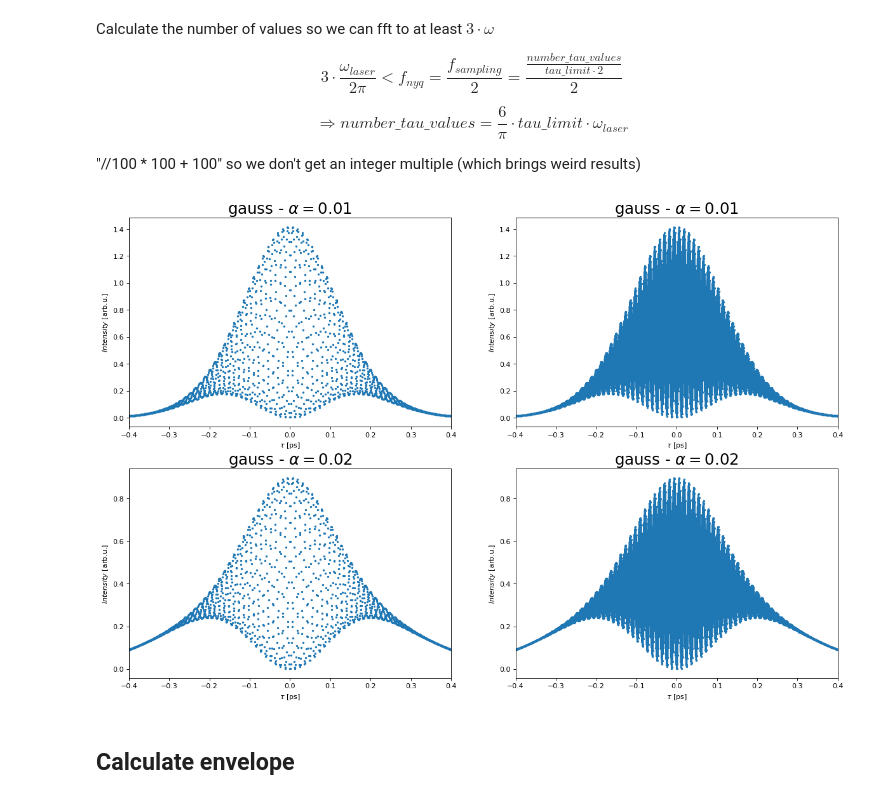
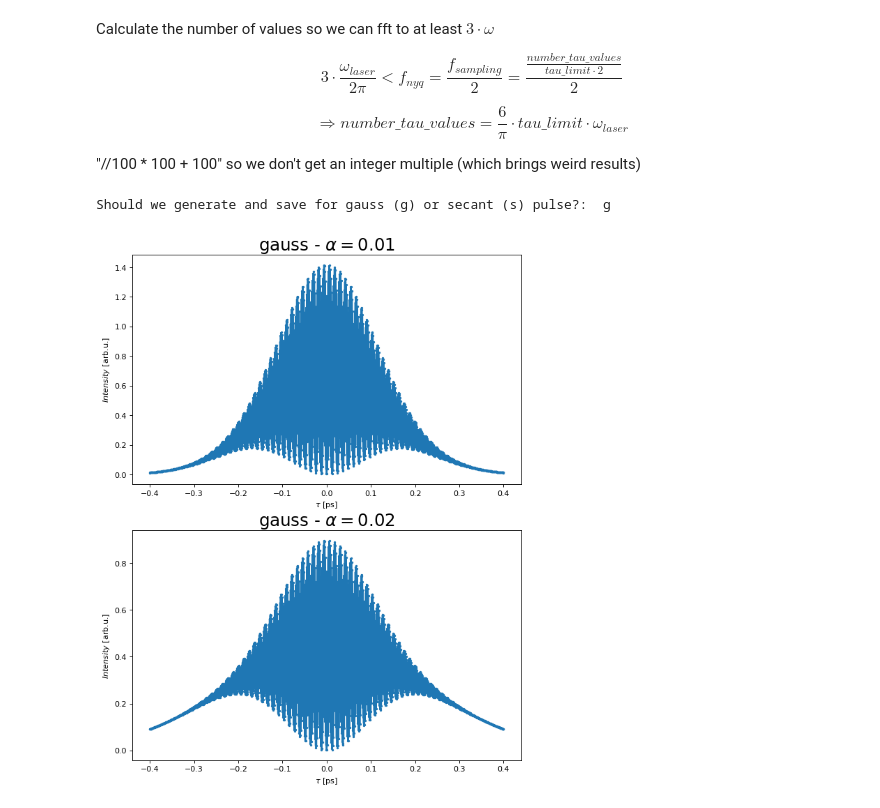
Before and after one commit to JKU-HFP/Chirp-Diagnostic, a Jupyter notebook: Simulating_Optical_Autocorrelation_of_Laser_with_Chirp.ipynb, the cells around one changed output. Drawn from its saved outputs; the diff is of its cells as text; code cells hidden in the pictures.

```diff
--- a/Simulating_Optical_Autocorrelation_of_Laser_with_Chirp.ipynb
+++ b/Simulating_Optical_Autocorrelation_of_Laser_with_Chirp.ipynb
@@ -110,16 +73,16 @@ Set t_limit
 # %%
 t_limit = 3 * tau_0_laser
 # %%
-t_values_1 = np.linspace(-t_limit, t_limit * 3, 3000)
+t_values_1 = np.linspace(-t_limit, t_limit, 3000)
 
 E_gauss_values_1 = np.empty((t_values_1.size, alpha_gauss_values.size), dtype=complex)
 for i in range(alpha_gauss_values.size):
-    E_gauss_values_1[:,i] = E_gauss(t_values_1, A_gauss[i], tau_0_laser,
+    E_gauss_values_1[:,i] = E_gauss(t_values_1, A_gauss, tau_0_laser,
                                     omega_laser, alpha_gauss_values[i])
 
 E_secant_values_1 = np.empty((t_values_1.size, alpha_secant_values.size), dtype=complex)
 for i in range(alpha_secant_values.size):
-    E_secant_values_1[:,i] = E_secant(t_values_1, A_secant[i], tau_0_laser,
+    E_secant_values_1[:,i] = E_secant(t_values_1, A_secant, tau_0_laser,
                                     omega_laser, alpha_secant_values[i])
 # %%
 plt.figure(figsize=(18, max(alpha_gauss_values.size, alpha_secant_values.size) * 7), dpi=80)
@@ -128,7 +91,6 @@ for i in range(alpha_gauss_values.size):
     plt.title(r"GAUSS - $\alpha_{gauss}" + " = {}$".format(alpha_gauss_values[i]), fontsize=22)
     plt.xlabel(r"$t$ [ps]")
     plt.ylabel(r"$E$ [arb.u.]")
-    plt.xlim(-t_limit, t_limit)
     plt.plot(t_values_1, np.real(E_gauss_values_1[:,i]), ".", markersize=4)
 
 for i in range(alpha_secant_values.size):
@@ -136,7 +98,6 @@ for i in range(alpha_secant_values.size):
     plt.title(r"SECANT - $\alpha_{secant}" + " = {}$".format(alpha_secant_values[i]), fontsize=22)
     plt.xlabel(r"$t$ [ps]")
     plt.ylabel(r"$E$ [arb.u.]")
-    plt.xlim(-t_limit , t_limit)
     plt.plot(t_values_1, np.real(E_secant_values_1[:,i]), ".", markersize=4)
 
 plt.show()
@@ -178,7 +142,9 @@ $$I_{M, filtered} = 1 + 2 \int f(t) f(t + \tau) dt + 2 \int f^{1/2}(t) f^{3/2}(t
 def I_M_filtered(f, delta_phi, tau_values, A, tau_0, omega, alpha):
     I_M_values = np.array(())
     for tau in tau_values:
-        func = lambda t: f(t, A, tau_0, omega, alpha) * f(t + tau, A, tau_0, omega, alpha) * (1 + np.cos(2 * omega * tau - 2 * delta_phi(t, tau, tau_0, alpha)))
+        func = lambda t: f(t, A, tau_0, omega, alpha
+                          ) * f(t + tau, A, tau_0, omega, alpha
+                               ) * (1 + np.cos(2 * omega * tau - 2 * delta_phi(t, tau, tau_0, alpha)))
     # "[0]" because quad returns array, with "[0]" as the result and "[1]" as the error
         I_M_values = np.append(I_M_values,
                                2 * integrate.quad(func, - np.inf, np.inf)[0])
@@ -202,5 +168,5 @@ def gen_I_M_filtered_values(f, delta_phi, tau_limit, number_tau_values, alpha_va
     tau_values = np.linspace(-tau_limit, tau_limit, number_tau_values)
     I_M_values = np.empty((tau_values.size, alpha_values.size))
     for i in range(alpha_values.size):
-        I_M_values[:,i] = I_M_filtered(f, delta_phi, tau_values, A[i], tau_0, omega, alpha_values[i])
+        I_M_values[:,i] = I_M_filtered(f, delta_phi, tau_values, A, tau_0, omega, alpha_values[i])
     return tau_values, I_M_values
@@ -258,25 +175,52 @@ while(True):
+# %%
+while(True):
+    answer_1 = input('Should we generate and save for gauss (g) or secant (s) pulse?: ')
+    if answer_1 == "g":
+        laser_shape = "gauss"
+        alpha_values = alpha_gauss_values
+        tau_values_1, I_M_filtered_values_1 = gen_I_M_filtered_values(f_gauss, delta_phi_gauss, tau_limit, number_tau_values,
+                                                              alpha_gauss_values,  A_gauss,
+                                                              tau_0_laser, omega_laser)
+
+        filename =  path + str(datetime.now()).replace(":", "_")     \
+                   + "_Autocorrelation_Simulation_Gauss"             \
+                   + ".pkl"
+
+        with open(filename, 'wb') as file:
+            pickle.dump(["simulation", laser_shape, tau_values_1, I_M_filtered_values_1,
+                         tau_0_laser, omega_laser, alpha_gauss_values], file)
+
+        break
+    if answer_1 == "s":
+        laser_shape = "secant"
+        alpha_values = alpha_secant_values
+        tau_values_1, I_M_filtered_values_1 = gen_I_M_filtered_values(f_secant, delta_phi_secant, tau_limit, number_tau_values,
+                                                              alpha_secant_values,  A_secant,
+                                                              tau_0_laser, omega_laser)
+
+        filename =  path + str(datetime.now()).replace(":", "_")     \
+                   + "_Autocorrelation_Simulation_Secant"             \
+                   + ".pkl"
+
+        with open(filename, 'wb') as file:
+            pickle.dump(["simulation", laser_shape, tau_values_1, I_M_filtered_values_1,
+                         tau_0_laser, omega_laser, alpha_secant_values], file)
+
+        break
+# %% [output]
+Should we generate and save for gauss (g) or secant (s) pulse?:  g
 # %%
 # Create a figure of size 8x6 inches, 80 dots per inch
-plt.figure(figsize=(18, alpha_values.size * 6), dpi=80)
+plt.figure(figsize=(9, alpha_values.size * 6), dpi=80)
 
 for i in range(alpha_values.size):
-    plt.subplot(alpha_values.size, 2, 2 * i + 1)
-    plt.title(laser_type + r" - $\alpha = {}$".format(alpha_values[i]), fontsize=22)
+
+    plt.subplot(alpha_values.size, 1, i + 1)
+    plt.title(laser_shape + r" - $\alpha = {}$".format(alpha_values[i]), fontsize=22)
     plt.xlabel(r"$\tau$ [ps]")
     plt.ylabel(r"$Intensity$ [arb.u.]")
-    plt.xlim(-tau_limit, tau_limit)
-    plt.plot(tau_values_1, I_M_filtered_values_1[:,i], ".", markersize=4)
-
-
-    plt.subplot(alpha_values.size, 2, 2 * i + 2)
-    plt.title(laser_type + r" - $\alpha = {}$".format(alpha_values[i]), fontsize=22)
-    plt.xlabel(r"$\tau$ [ps]")
-    plt.ylabel(r"$Intensity$ [arb.u.]")
-    plt.xlim(-tau_limit, tau_limit)
     plt.plot(tau_values_1, I_M_filtered_values_1[:,i], ".", ls="-", markersize=4)
 
 plt.show()
 # %% [output]
-[figure, old version]
+[figure, new version]
-# %% [markdown]
-## Calculate envelope
```
Also changed, not shown: parts of 23 cells of this notebook, 1 other file.
